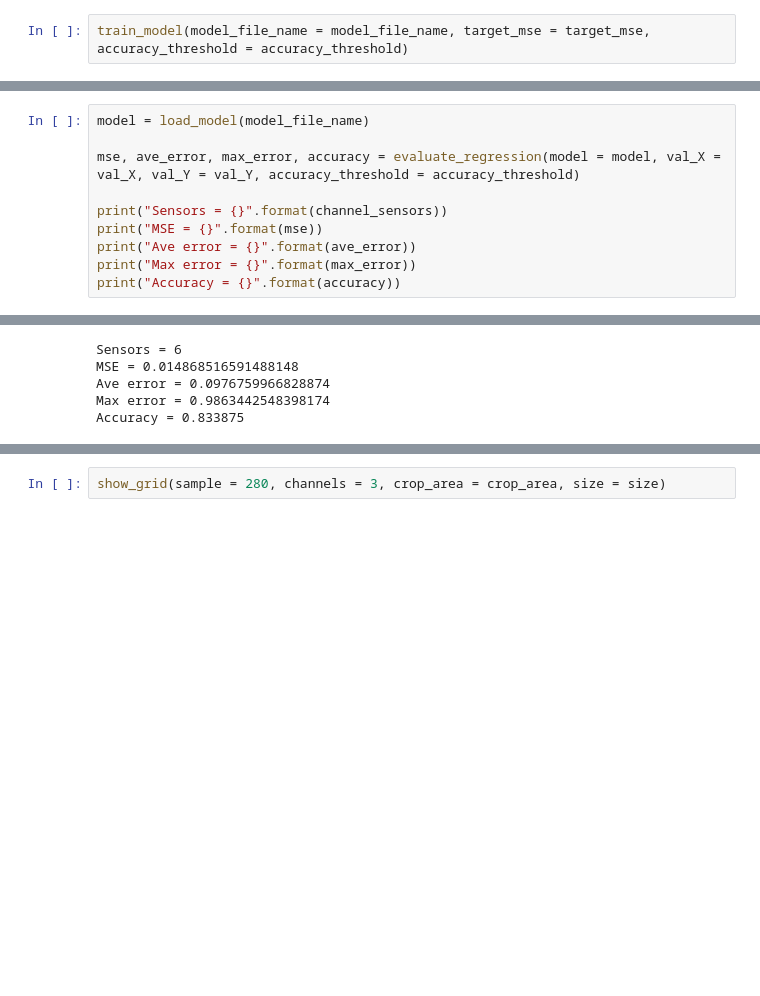
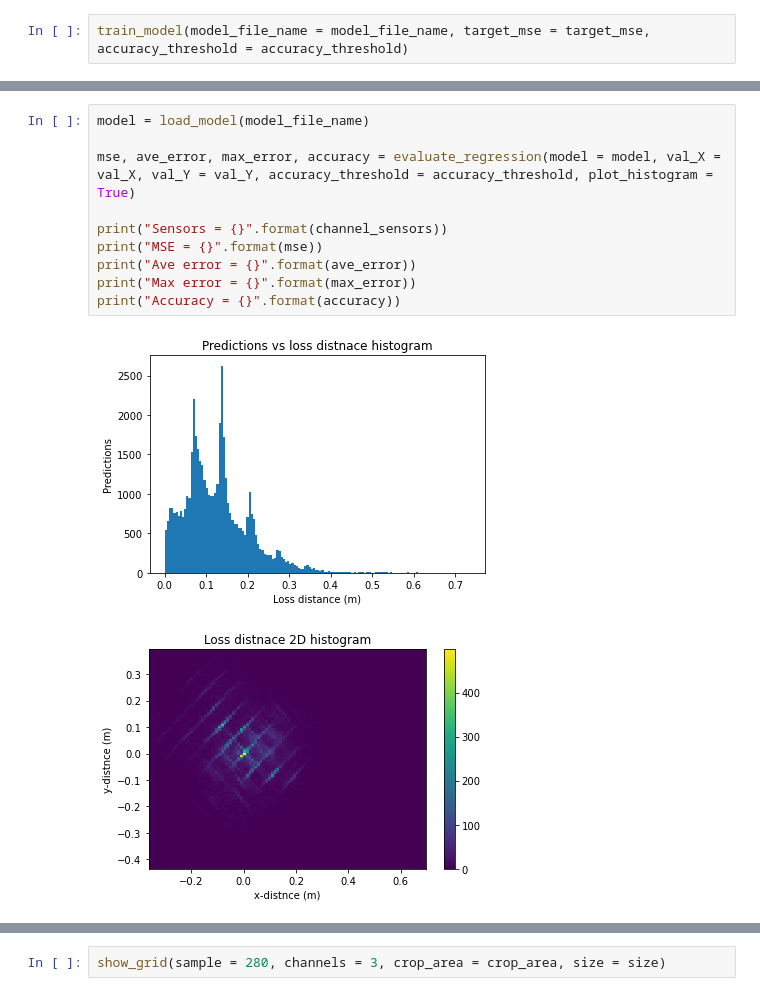
Before and after one commit to YaribNevarez/deep-learning-approach-for-detection-and-localization-of-structural-anomalies, a Jupyter notebook: piezo_sensor_setup/model_regression.ipynb, the cells around one changed output, grey strips where cells are left out. Drawn from its saved outputs; the diff is of its cells as text; blank space fills up the shorter version.

```diff
--- a/piezo_sensor_setup/model_regression.ipynb
+++ b/piezo_sensor_setup/model_regression.ipynb
@@ -739,11 +754,13 @@ Epoch 3/4
 # %%
 model = load_model(model_file_name)
 
-mse, ave_error, max_error, accuracy = evaluate_regression(model = model, val_X = val_X, val_Y = val_Y, accuracy_threshold = accuracy_threshold)
+mse, ave_error, max_error, accuracy = evaluate_regression(model = model, val_X = val_X, val_Y = val_Y, accuracy_threshold = accuracy_threshold, plot_histogram = True)
 
 print("Sensors = {}".format(channel_sensors))
 print("MSE = {}".format(mse))
 print("Ave error = {}".format(ave_error))
 print("Max error = {}".format(max_error))
 print("Accuracy = {}".format(accuracy))
 # %% [output]
+[figure, added]
+[figure, added]
@@ -756,8 +772,3 @@ To enable them in other operations, rebuild TensorFlow with the appropriate comp
-Sensors = 6
-MSE = 0.014868516591488148
-Ave error = 0.0976759966828874
-Max error = 0.9863442548398174
-Accuracy = 0.833875
 # %%
 convert_to_TF_Lite_int8(model_file_name = model_file_name, val_X = val_X)
 # %% [output]
```
Also changed, not shown: parts of 15 cells of this notebook, 56 other files.
